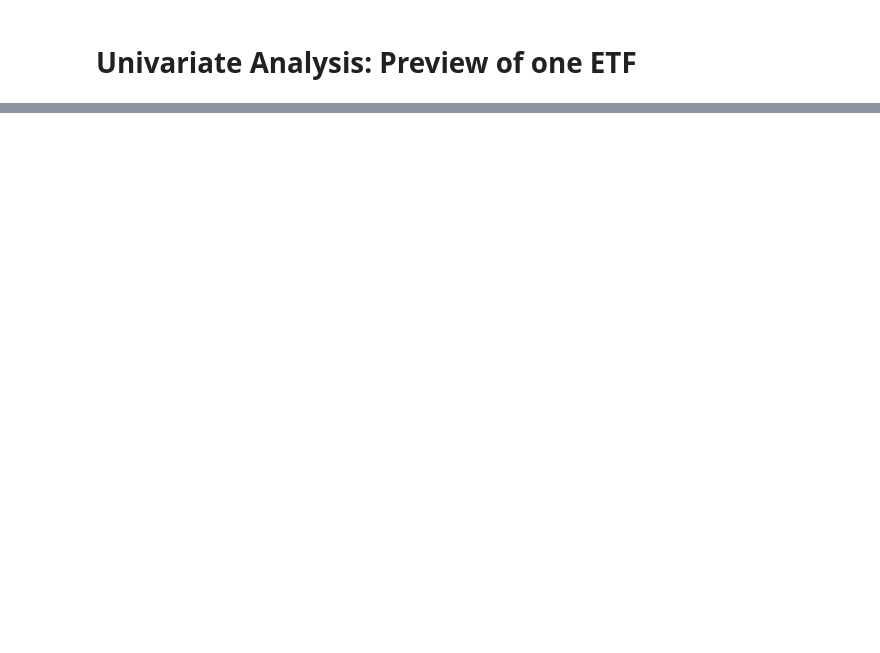
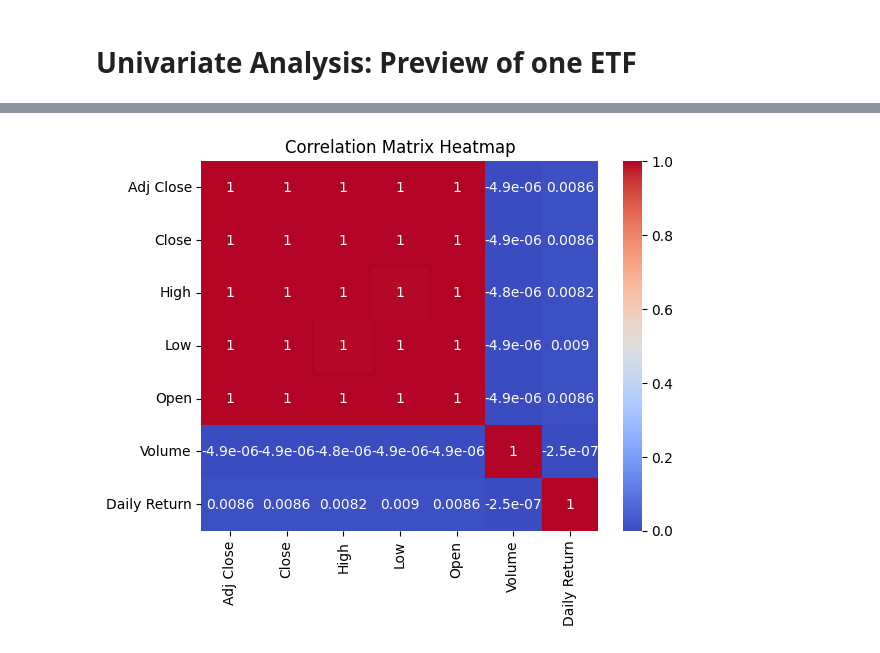
Before and after one commit to AlZ11/ETF-Analysis, a Jupyter notebook: eda.ipynb, the cells around one changed output, grey strips where cells are left out. Drawn from its saved outputs; the diff is of its cells as text; code cells hidden in the pictures; blank space fills up the shorter version.

```diff
--- a/eda.ipynb
+++ b/eda.ipynb
@@ -103,0 +199,8 @@ print("Correlation (Open vs. Close):", master_df['Open'].corr(master_df['Close']
+# %%
+cols = [i for i in master_df.columns if pd.api.types.is_numeric_dtype(master_df[i])]
+corr_matrix = master_df[cols].corr()
+sns.heatmap(corr_matrix, annot=True, cmap='coolwarm')
+plt.title("Correlation Matrix Heatmap")
+plt.show()
+# %% [output]
+[figure, added]
```
Also changed, not shown: parts of 12 cells of this notebook.
